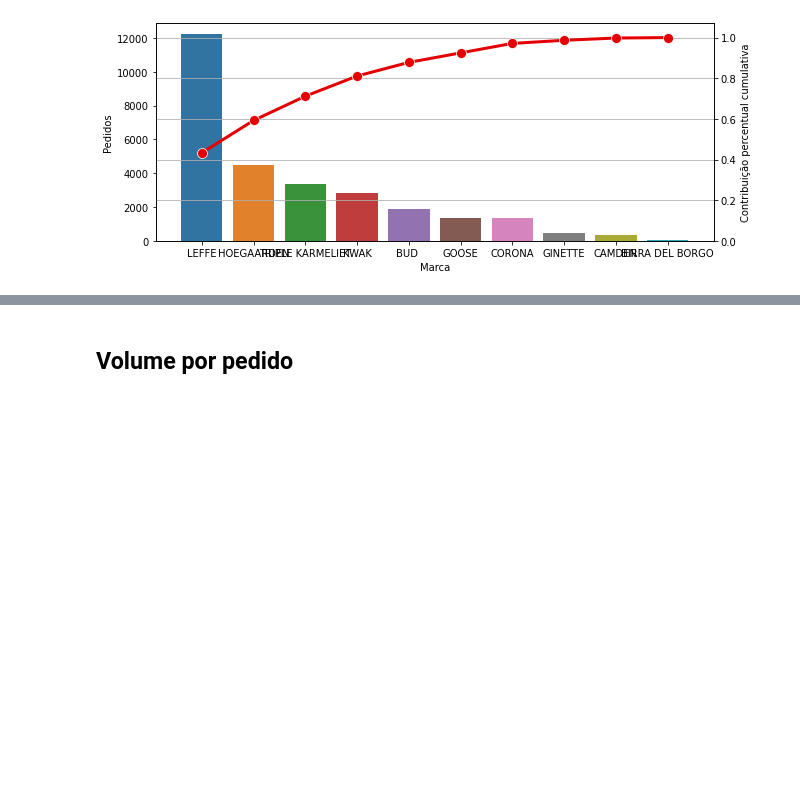
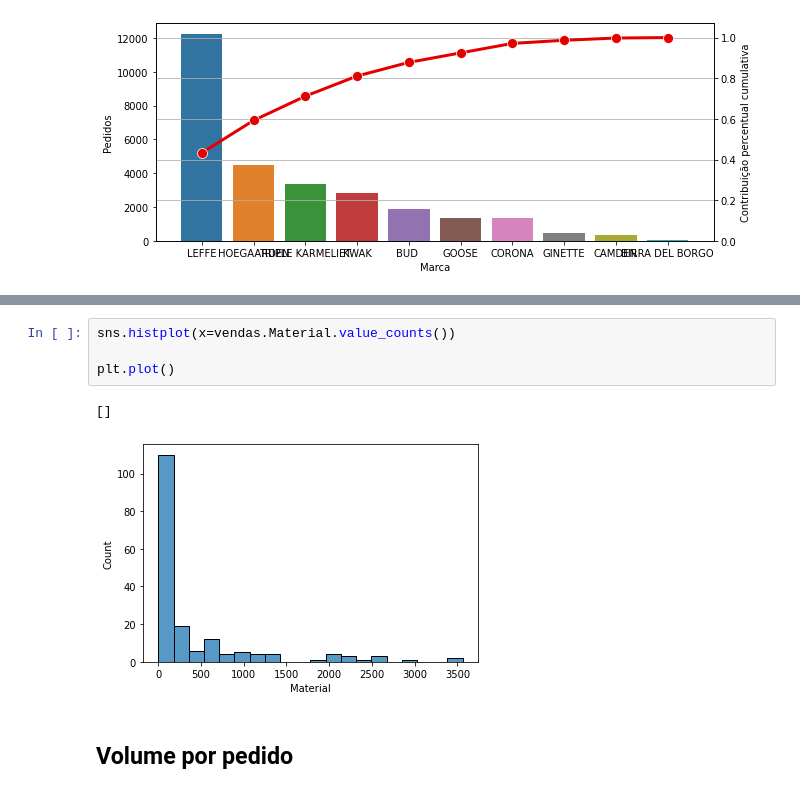
Before and after one commit to brenoccosta/ABIAcademyHack, a Jupyter notebook: Recomendação para pontos de venda locais.ipynb, the cells around one changed output, grey strips where cells are left out. Saved outputs shown, nothing was run; the diff lists cells and outputs as text; blank space fills up the shorter version.

Commit message:
Continuação da análise exploratória dos dados: material, quantidade recebida, clientes e submarcas.

```diff
--- a/Recomendação para pontos de venda locais.ipynb
+++ b/Recomendação para pontos de venda locais.ipynb
@@ -189,3 +322,10 @@ plt.show()
+# %%
+sns.histplot(x=vendas.Material.value_counts())
+
+plt.plot()
+# %% [output]
+[]
+[figure, added]
 # %% [markdown]
 ## Volume por pedido
 # %%
```
Also changed, not shown: parts of 28 cells of this notebook.
